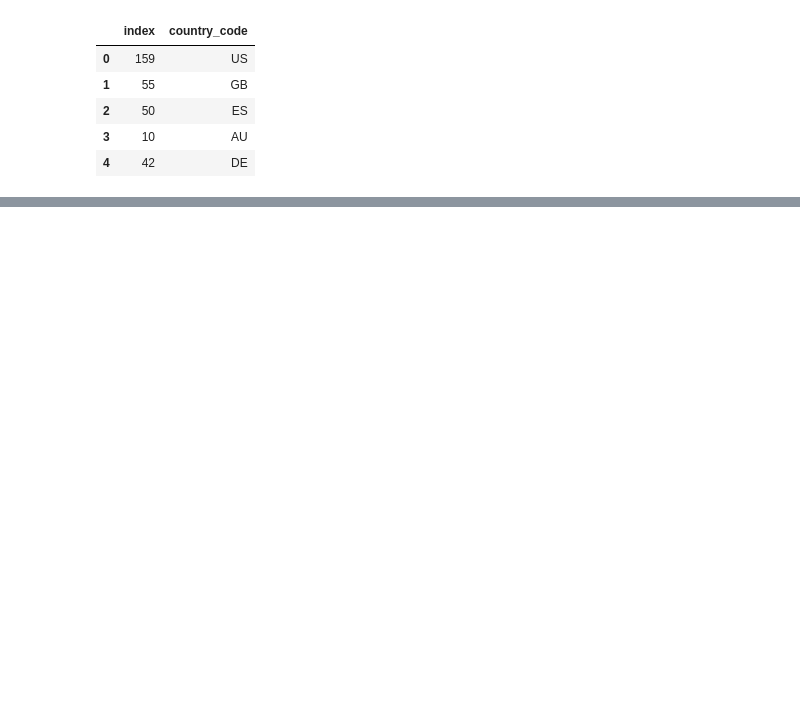
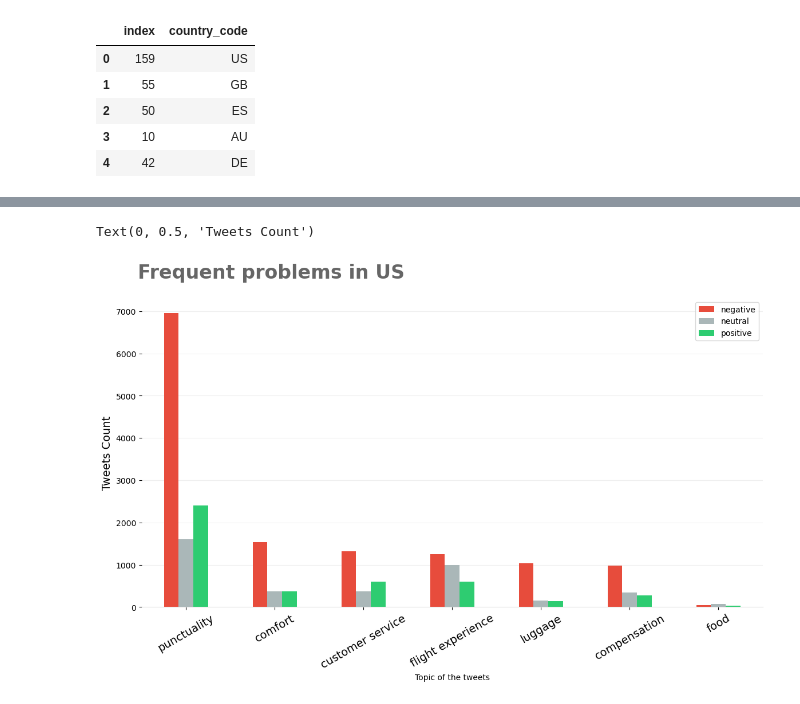
Before and after one commit to AlexRaudvee/Sentiment_Analysis_Tiwitter, a Jupyter notebook: get_geo.ipynb, the cells around one changed output, grey strips where cells are left out. Cells and saved outputs as stored; diff of their text form; code cells hidden in the pictures; blank space fills up the shorter version.

```diff
--- a/get_geo.ipynb
+++ b/get_geo.ipynb
@@ -479,2 +466,10 @@ df_for_topics[(df_for_topics['timestamp_ms'] > start) & (df_for_topics['timestam
 # %%
-type(df_for_topics['timestamp_ms'].loc[0])
+# create the lists with information by which we are going to extract about which topic is it
+
+comforts = ['seat', 'legroom', 'hotel', 'greed', 'outpricing', 'charged', 'updates', 'website', 'flight experience', 'full price ticket', 'entertainment']
+luggages = ['bad', 'luggage', 'baggage', 'handbag', 'belonging', 'suitcase', 'belongings']
+punctualitys = ['hour', 'day', 'late', 'waiting', 'delay', 'week', 'home', 'today', 'year', 'tomorrow', 'month', 'morning', 'date', 'night', 'minute', 'queue', 'cancel', 'cancelation', 'flight hour', 'flight tomorrow', 'filght day', 'flight  delay', 'date flight', 'hour delay', 'date flight', 'hour flight', 'return flight', 'flight home', 'flight today', 'week airline', 'flight delay', 'flight week', 'hold hour', 'day flight', 'today flight', 'time flight']
+compensations = ['refund', 'money', 'time', 'compensation', 'hold', 'response', 'ticket', 'bill', 'price', 'return', 'refund flight', 'flight refund', 'refund option', 'refund week', 'website refund', 'passenger money', 'tiket fly', 'companion ticket', 'option passenger', 'passenger flight', 'compensation law', 'flight compensation', 'option refund']
+customer_service = ['customer', 'service', 'payout', 'phone', 'help', 'someone', 'nothing', 'call', 'fleet', 'board', 'crew', 'ground', 'customer service', 'call centre', 'staff', 'support', 'airline website', 'phone line', 'ground fleet', 'manage booking']
+foods = ['food', 'drink', 'snack']
+flight_experiences = ['plane', 'flight', 'refund', 'hour', 'staff', 'money', 'support', 'customer', 'back', 'time', 'day', 'plane', 'delay', 'week', 'seat', 'option', 'need', 'compensation', 'company', 'baliouts', 'food', 'help', 'website', 'bag', 'travel', 'bood', 'luggage', 'booking', 'response', 'crew', 'people', 'passanger', 'cancellation', 'cancelation']
@@ -482,0 +499,4 @@ numpy.int64
+# %%
+df_for_topics['topic'] = df_for_topics['text'].apply(lambda row: define_topic(row))
+# %%
+df_for_topics_clean = df_for_topics.dropna()
@@ -482,0 +558,34 @@ numpy.int64
+# %%
+df_for_topics_US = transformation(df_for_topics_clean[df_for_topics_clean['country_code'] == 'US'].groupby(['topic', 'sentiment_label']).count()[['index']].reset_index())
+df_for_topics_GB = transformation(df_for_topics_clean[df_for_topics_clean['country_code'] == 'GB'].groupby(['topic', 'sentiment_label']).count()[['index']].reset_index())
+df_for_topics_ES = transformation(df_for_topics_clean[df_for_topics_clean['country_code'] == 'ES'].groupby(['topic', 'sentiment_label']).count()[['index']].reset_index())
+df_for_topics_AU = transformation(df_for_topics_clean[df_for_topics_clean['country_code'] == 'AU'].groupby(['topic', 'sentiment_label']).count()[['index']].reset_index())
+df_for_topics_DE = transformation(df_for_topics_clean[df_for_topics_clean['country_code'] == 'DE'].groupby(['topic', 'sentiment_label']).count()[['index']].reset_index())
+# %%
+fig, ax = plt.subplots(nrows=1, ncols=1, figsize=(14,7))
+
+# plot
+df_for_topics_US.plot(kind='bar', ax=ax, color=['#E74C3C', '#AAB7B8', '#2ECC71'])
+
+# title
+ax.text(x=0.12, y=.93, s="Frequent problems in US", transform=fig.transFigure, ha='left', fontsize=24, weight='bold', alpha=.6)
+
+# Axis formatting.
+ax.spines['top'].set_visible(False)
+ax.spines['right'].set_visible(False)
+ax.spines['left'].set_visible(False)
+ax.spines['bottom'].set_color('#DDDDDD')
+ax.set_axisbelow(True)
+ax.yaxis.grid(True, color='#EEEEEE')
+ax.xaxis.grid(False)
+
+
+# x axis
+ax.set_xlabel('Topic of the tweets')
+plt.xticks(rotation=30, size=14)
+
+# y axis
+ax.set_ylabel('Tweets Count', size=14)
+# %% [output]
+Text(0, 0.5, 'Tweets Count')
+[figure, added]
```
Also changed, not shown: parts of 13 cells of this notebook.
